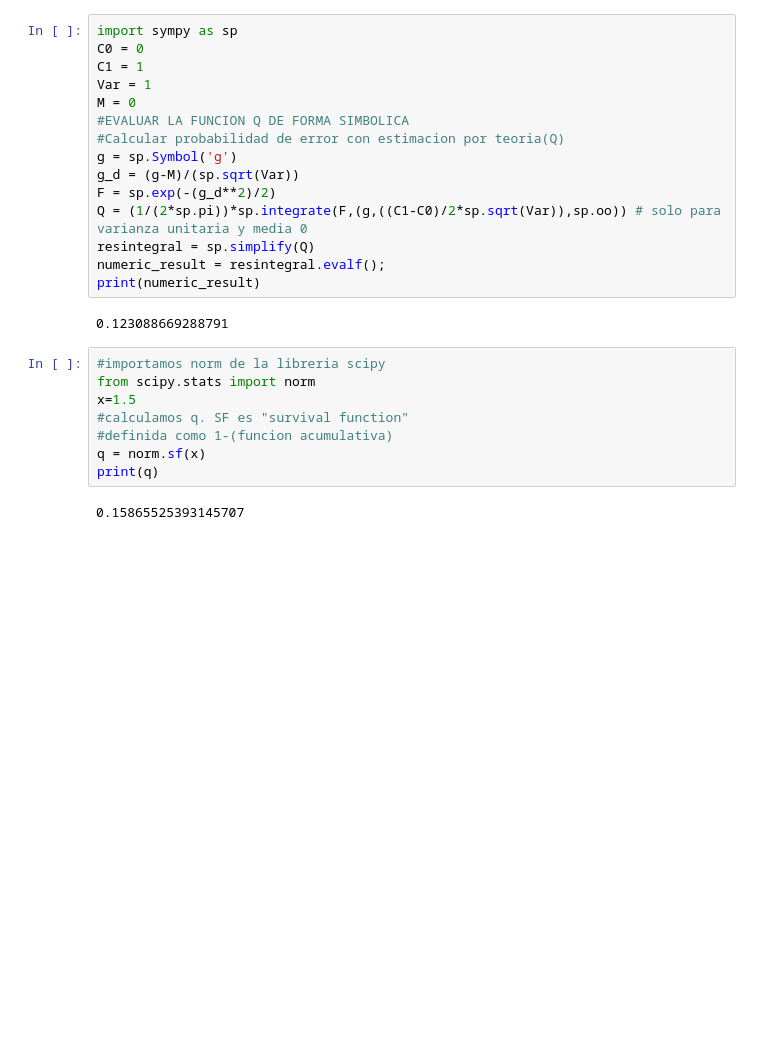
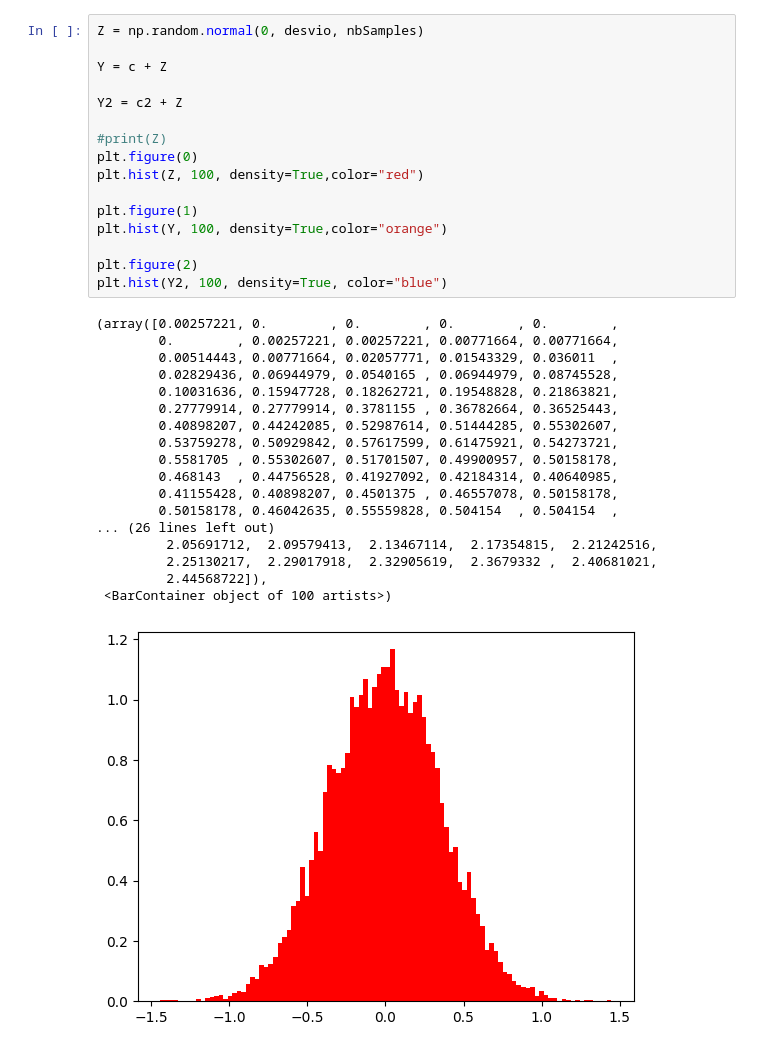
Before and after one commit to joaquin874/ComDig, a Jupyter notebook: canalAWGN.ipynb, the cells around one changed output. Drawn from its saved outputs; the diff is of its cells as text; blank space fills up the shorter version.

```diff
--- a/canalAWGN.ipynb
+++ b/canalAWGN.ipynb
@@ -118,27 +48,35 @@ plt.hist(y, bins=50, color="red")
-# %%
-import sympy as sp
-C0 = 0
-C1 = 1
-Var = 1
-M = 0
-#EVALUAR LA FUNCION Q DE FORMA SIMBOLICA
-#Calcular probabilidad de error con estimacion por teoria(Q)
-g = sp.Symbol('g')
-g_d = (g-M)/(sp.sqrt(Var))
-F = sp.exp(-(g_d**2)/2)
-Q = (1/(2*sp.pi))*sp.integrate(F,(g,((C1-C0)/2*sp.sqrt(Var)),sp.oo)) # solo para varianza unitaria y media 0
-resintegral = sp.simplify(Q)
-numeric_result = resintegral.evalf();
-print(numeric_result)
-# %% [output]
-0.123088669288791
-# %%
-#importamos norm de la libreria scipy
-from scipy.stats import norm
-x=1.5
-#calculamos q. SF es "survival function"
-#definida como 1-(funcion acumulativa)
-q = norm.sf(x)
-print(q)
-# %% [output]
-0.15865525393145707
+# %%
+Z = np.random.normal(0, desvio, nbSamples)
+
+Y = c + Z
+
+Y2 = c2 + Z
+
+#print(Z)
+plt.figure(0)
+plt.hist(Z, 100, density=True,color="red")
+
+plt.figure(1)
+plt.hist(Y, 100, density=True,color="orange")
+
+plt.figure(2)
+plt.hist(Y2, 100, density=True, color="blue")
+# %% [output]
+(array([0.00257221, 0.        , 0.        , 0.        , 0.        ,
+        0.        , 0.00257221, 0.00257221, 0.00771664, 0.00771664,
+        0.00514443, 0.00771664, 0.02057771, 0.01543329, 0.036011  ,
+        0.02829436, 0.06944979, 0.0540165 , 0.06944979, 0.08745528,
+        0.10031636, 0.15947728, 0.18262721, 0.19548828, 0.21863821,
+        0.27779914, 0.27779914, 0.3781155 , 0.36782664, 0.36525443,
+        0.40898207, 0.44242085, 0.52987614, 0.51444285, 0.55302607,
+        0.53759278, 0.50929842, 0.57617599, 0.61475921, 0.54273721,
+        0.5581705 , 0.55302607, 0.51701507, 0.49900957, 0.50158178,
+        0.468143  , 0.44756528, 0.41927092, 0.42184314, 0.40640985,
+        0.41155428, 0.40898207, 0.4501375 , 0.46557078, 0.50158178,
+        0.50158178, 0.46042635, 0.55559828, 0.504154  , 0.504154  ,
+... (26 lines left out)
+         2.05691712,  2.09579413,  2.13467114,  2.17354815,  2.21242516,
+         2.25130217,  2.29017918,  2.32905619,  2.3679332 ,  2.40681021,
+         2.44568722]),
+ <BarContainer object of 100 artists>)
+[figure, added]
```
Also changed, not shown: parts of 19 cells of this notebook, 1 other file.
